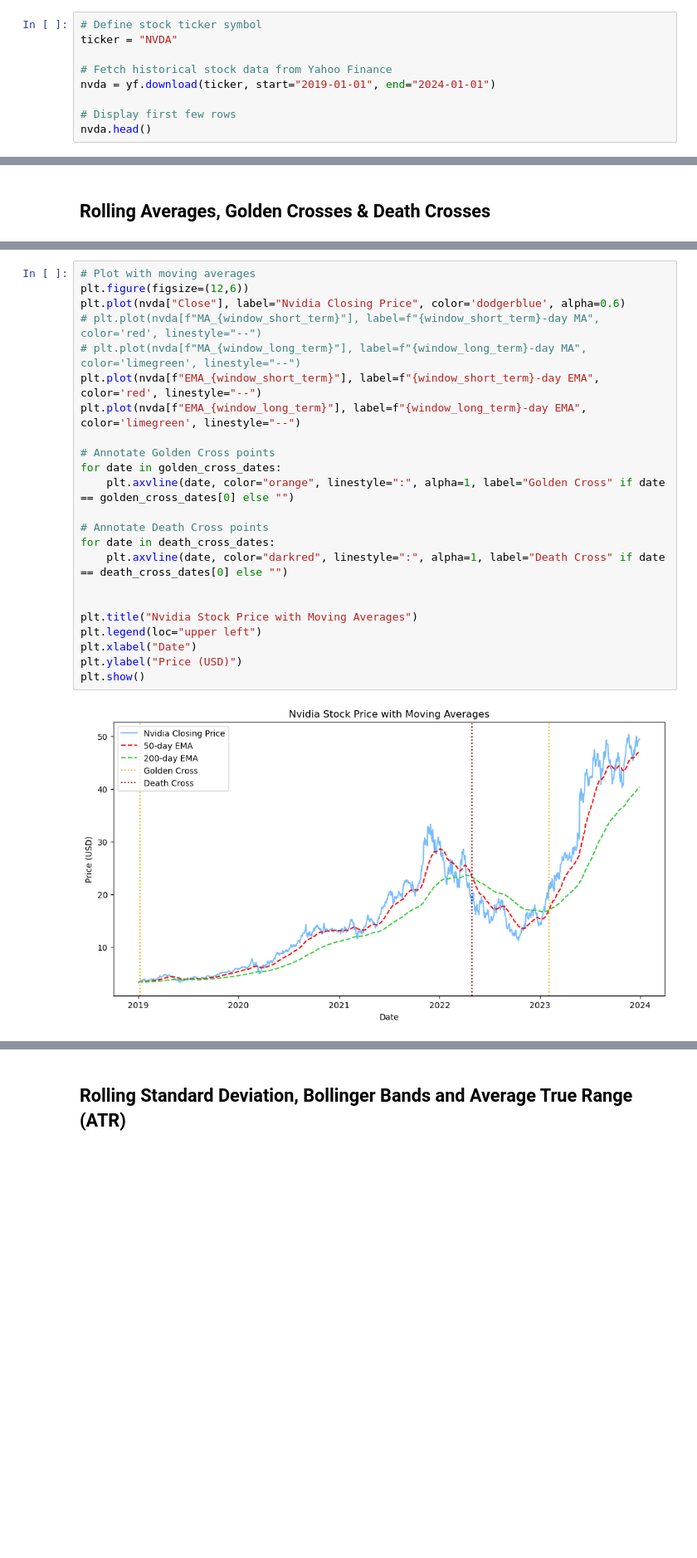
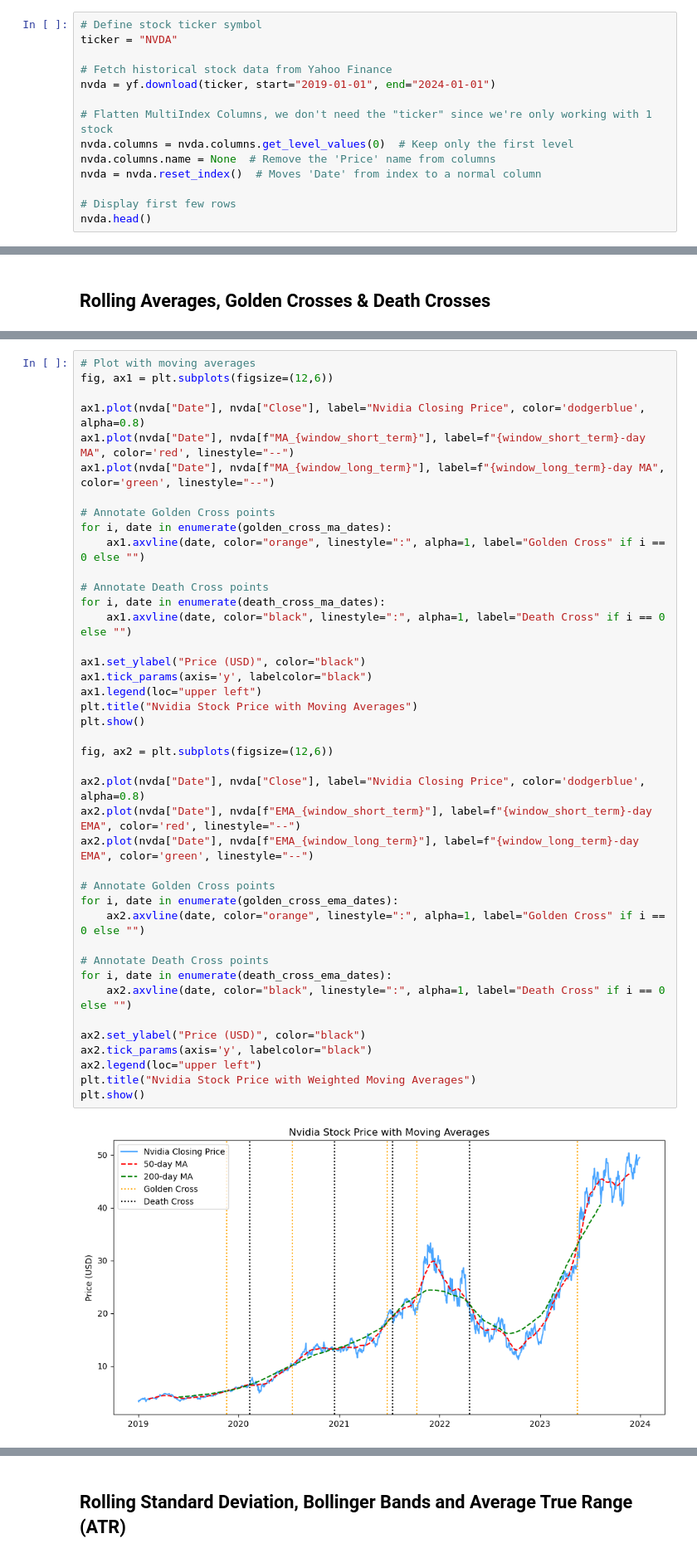
Before and after one commit to EValentino96/Projects, a Jupyter notebook: FinanceProject/NvidiaStockPrediction.ipynb, the cells around one changed output, grey strips where cells are left out. Shown at 83% size. Saved outputs shown, nothing was run; the diff lists cells and outputs as text; blank space fills up the shorter version.

```diff
--- a/FinanceProject/NvidiaStockPrediction.ipynb
+++ b/FinanceProject/NvidiaStockPrediction.ipynb
@@ -36,6 +37,11 @@ ticker = "NVDA"
 # Fetch historical stock data from Yahoo Finance
 nvda = yf.download(ticker, start="2019-01-01", end="2024-01-01")
 
+# Flatten MultiIndex Columns, we don't need the "ticker" since we're only working with 1 stock
+nvda.columns = nvda.columns.get_level_values(0)  # Keep only the first level
+nvda.columns.name = None  # Remove the 'Price' name from columns
+nvda = nvda.reset_index()  # Moves 'Date' from index to a normal column
+
 # Display first few rows
 nvda.head()
 # %% [output]
@@ -119,25 +126,43 @@ death_cross_dates = nvda.index[death_crosses]
 # %%
 # Plot with moving averages
-plt.figure(figsize=(12,6))
-plt.plot(nvda["Close"], label="Nvidia Closing Price", color='dodgerblue', alpha=0.6)
-# plt.plot(nvda[f"MA_{window_short_term}"], label=f"{window_short_term}-day MA", color='red', linestyle="--")
-# plt.plot(nvda[f"MA_{window_long_term}"], label=f"{window_long_term}-day MA", color='limegreen', linestyle="--")
-plt.plot(nvda[f"EMA_{window_short_term}"], label=f"{window_short_term}-day EMA", color='red', linestyle="--")
-plt.plot(nvda[f"EMA_{window_long_term}"], label=f"{window_long_term}-day EMA", color='limegreen', linestyle="--")
+fig, ax1 = plt.subplots(figsize=(12,6))
+
+ax1.plot(nvda["Date"], nvda["Close"], label="Nvidia Closing Price", color='dodgerblue', alpha=0.8)
+ax1.plot(nvda["Date"], nvda[f"MA_{window_short_term}"], label=f"{window_short_term}-day MA", color='red', linestyle="--")
+ax1.plot(nvda["Date"], nvda[f"MA_{window_long_term}"], label=f"{window_long_term}-day MA", color='green', linestyle="--")
 
 # Annotate Golden Cross points
-for date in golden_cross_dates:
-    plt.axvline(date, color="orange", linestyle=":", alpha=1, label="Golden Cross" if date == golden_cross_dates[0] else "")
+for i, date in enumerate(golden_cross_ma_dates):
+    ax1.axvline(date, color="orange", linestyle=":", alpha=1, label="Golden Cross" if i == 0 else "")
 
 # Annotate Death Cross points
-for date in death_cross_dates:
-    plt.axvline(date, color="darkred", linestyle=":", alpha=1, label="Death Cross" if date == death_cross_dates[0] else "")
+for i, date in enumerate(death_cross_ma_dates):
+    ax1.axvline(date, color="black", linestyle=":", alpha=1, label="Death Cross" if i == 0 else "")
 
+ax1.set_ylabel("Price (USD)", color="black")
+ax1.tick_params(axis='y', labelcolor="black")
+ax1.legend(loc="upper left")
+plt.title("Nvidia Stock Price with Moving Averages")
+plt.show()
 
-plt.title("Nvidia Stock Price with Moving Averages")
-plt.legend(loc="upper left")
-plt.xlabel("Date")
-plt.ylabel("Price (USD)")
+fig, ax2 = plt.subplots(figsize=(12,6))
+
+ax2.plot(nvda["Date"], nvda["Close"], label="Nvidia Closing Price", color='dodgerblue', alpha=0.8)
+ax2.plot(nvda["Date"], nvda[f"EMA_{window_short_term}"], label=f"{window_short_term}-day EMA", color='red', linestyle="--")
+ax2.plot(nvda["Date"], nvda[f"EMA_{window_long_term}"], label=f"{window_long_term}-day EMA", color='green', linestyle="--")
+
+# Annotate Golden Cross points
+for i, date in enumerate(golden_cross_ema_dates):
+    ax2.axvline(date, color="orange", linestyle=":", alpha=1, label="Golden Cross" if i == 0 else "")
+
+# Annotate Death Cross points
+for i, date in enumerate(death_cross_ema_dates):
+    ax2.axvline(date, color="black", linestyle=":", alpha=1, label="Death Cross" if i == 0 else "")
+
+ax2.set_ylabel("Price (USD)", color="black")
+ax2.tick_params(axis='y', labelcolor="black")
+ax2.legend(loc="upper left")
+plt.title("Nvidia Stock Price with Weighted Moving Averages")
 plt.show()
 # %% [output]
-[figure, old version]
+[figure, new version]
```
Also changed, not shown: parts of 23 cells of this notebook.
